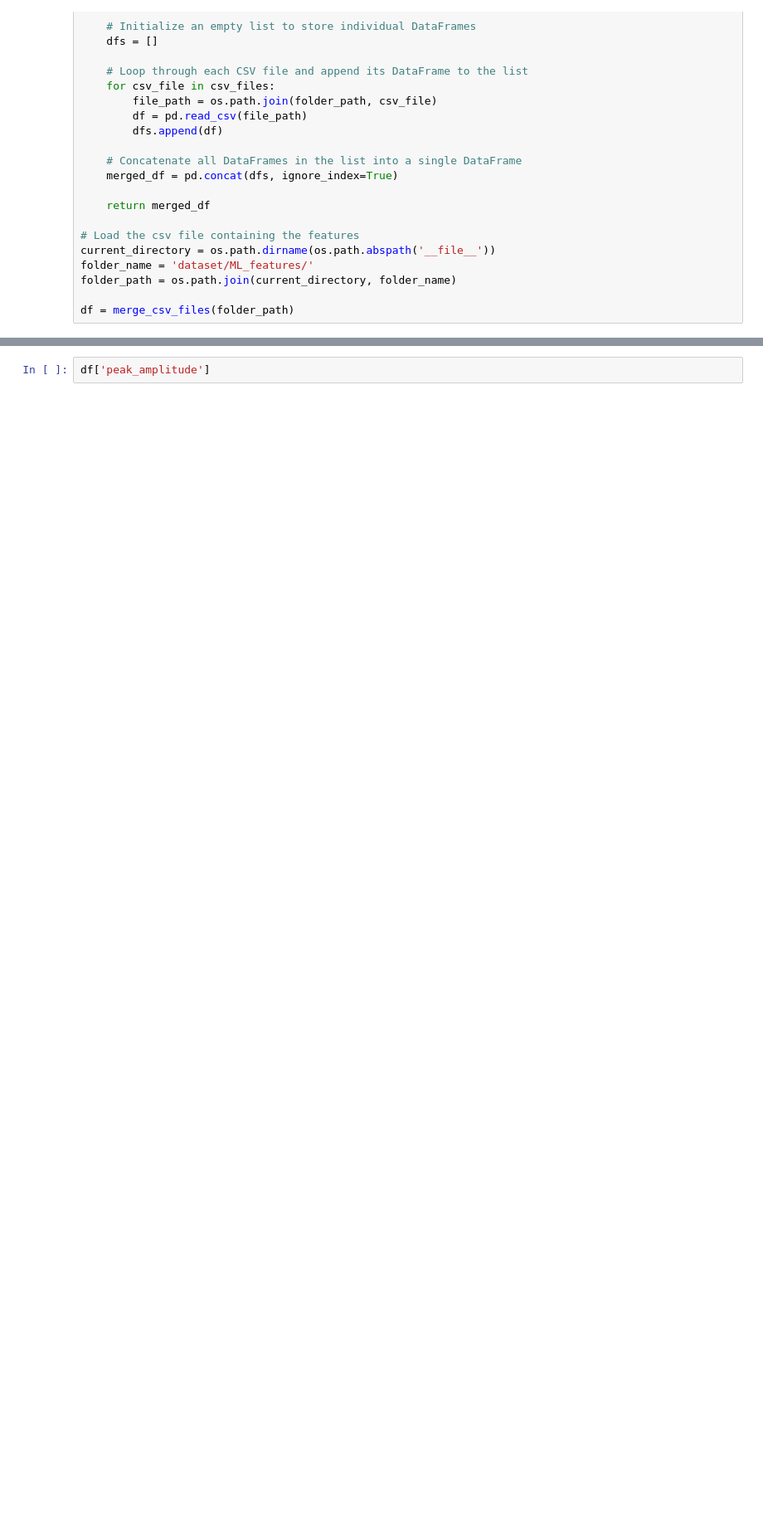
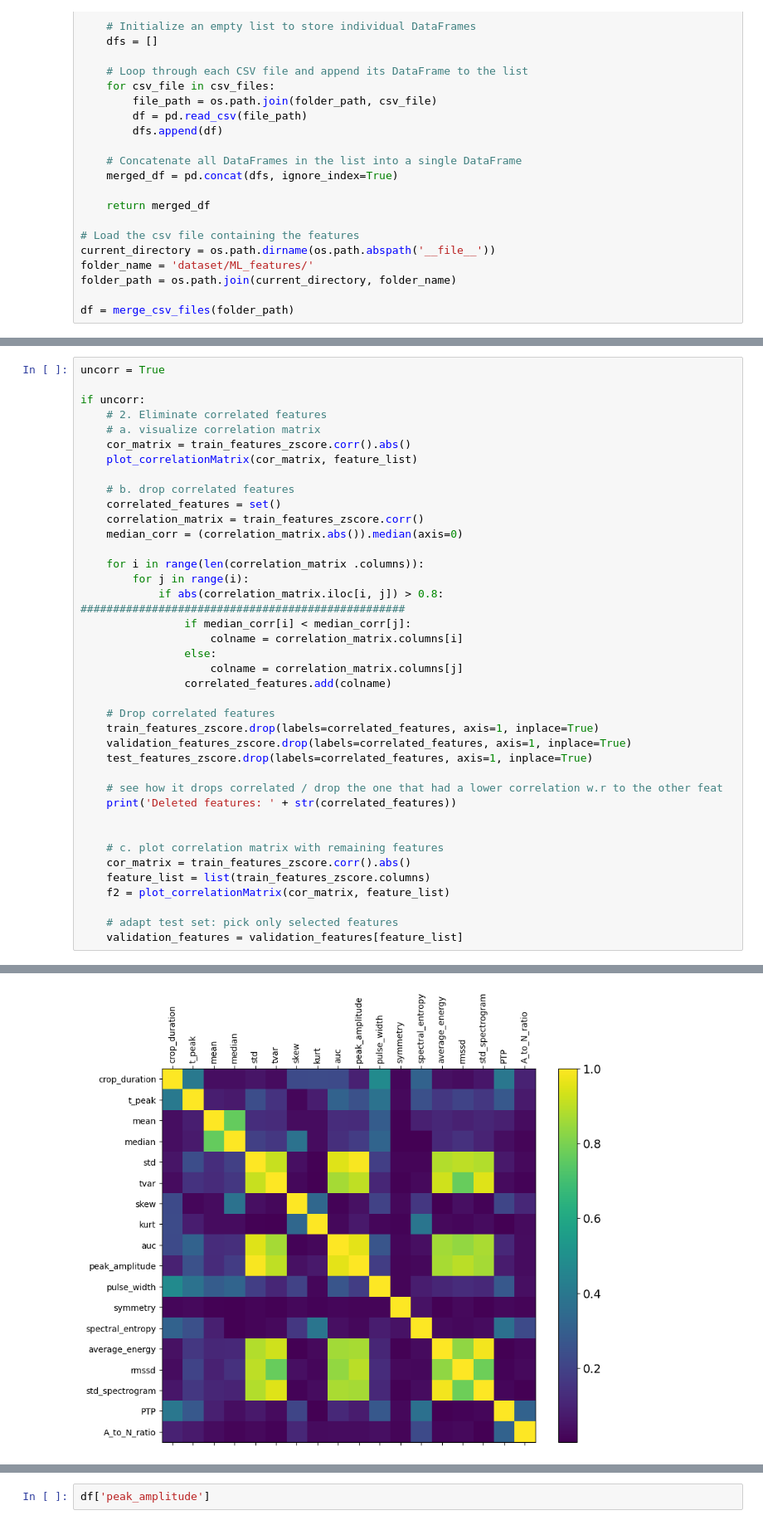
Before and after one commit to FrancescoLeni/AI_PPG, a Jupyter notebook: NB_CSV_generation.ipynb, the cells around one changed output, grey strips where cells are left out. Shown: that part at 83% size. Saved outputs shown, nothing was run; the diff lists cells and outputs as text; blank space fills up the shorter version.

```diff
--- a/NB_CSV_generation.ipynb
+++ b/NB_CSV_generation.ipynb
@@ -52,0 +555,40 @@ df = merge_csv_files(folder_path)
+# %%
+uncorr = True
+
+if uncorr:
+    # 2. Eliminate correlated features
+    # a. visualize correlation matrix
+    cor_matrix = train_features_zscore.corr().abs()
+    plot_correlationMatrix(cor_matrix, feature_list)
+
+    # b. drop correlated features
+    correlated_features = set()
+    correlation_matrix = train_features_zscore.corr()
+    median_corr = (correlation_matrix.abs()).median(axis=0)
+
+    for i in range(len(correlation_matrix .columns)):
+        for j in range(i):
+            if abs(correlation_matrix.iloc[i, j]) > 0.8: ##################################################
+                if median_corr[i] < median_corr[j]:
+                    colname = correlation_matrix.columns[i]
+                else:
+                    colname = correlation_matrix.columns[j]
+                correlated_features.add(colname)
+
+    # Drop correlated features
+    train_features_zscore.drop(labels=correlated_features, axis=1, inplace=True)
+    validation_features_zscore.drop(labels=correlated_features, axis=1, inplace=True)
+    test_features_zscore.drop(labels=correlated_features, axis=1, inplace=True)
+
+    # see how it drops correlated / drop the one that had a lower correlation w.r to the other feat
+    print('Deleted features: ' + str(correlated_features))
+
+
+    # c. plot correlation matrix with remaining features
+    cor_matrix = train_features_zscore.corr().abs()
+    feature_list = list(train_features_zscore.columns)
+    f2 = plot_correlationMatrix(cor_matrix, feature_list)
+
+    # adapt test set: pick only selected features
+    validation_features = validation_features[feature_list]
+# %% [output]
@@ -52,0 +596 @@ df = merge_csv_files(folder_path)
+[figure, added]
```
Also changed, not shown: parts of 45 cells of this notebook.
